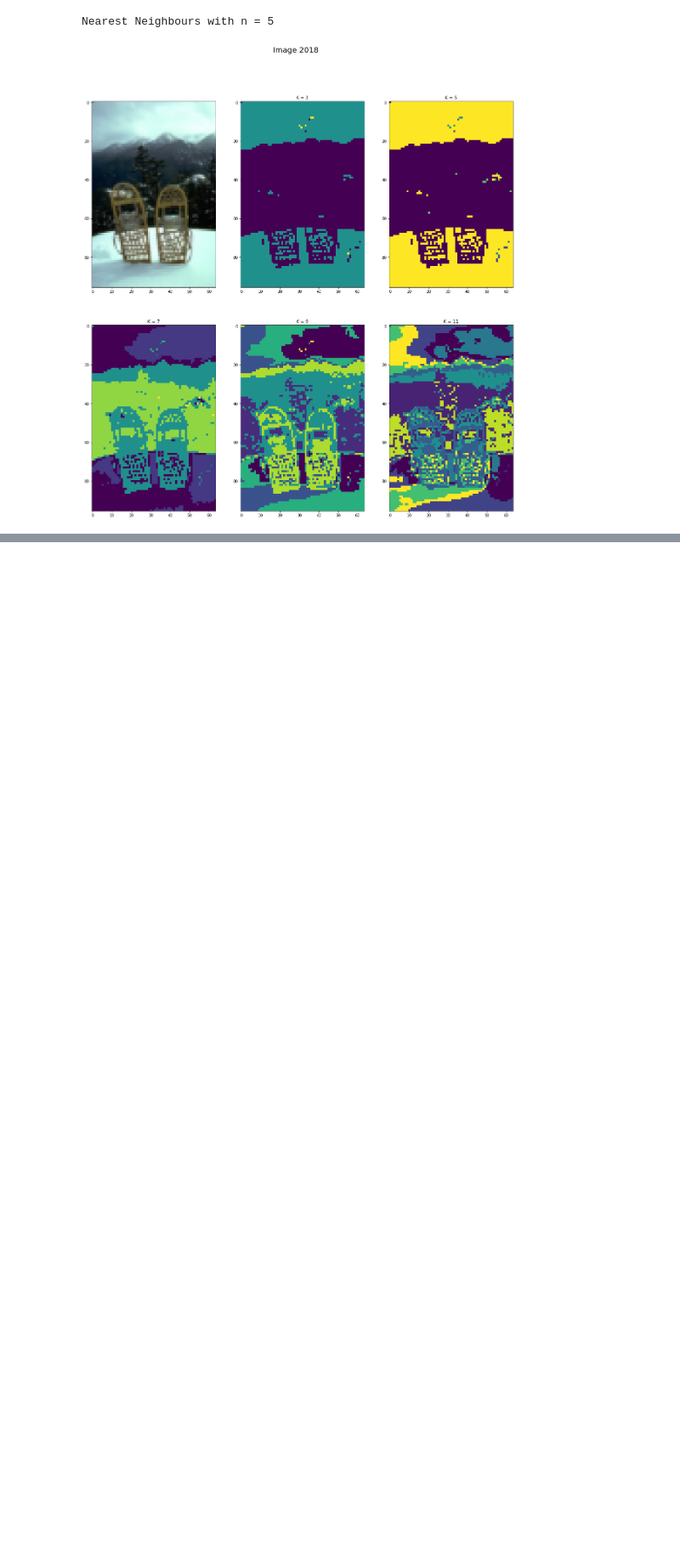
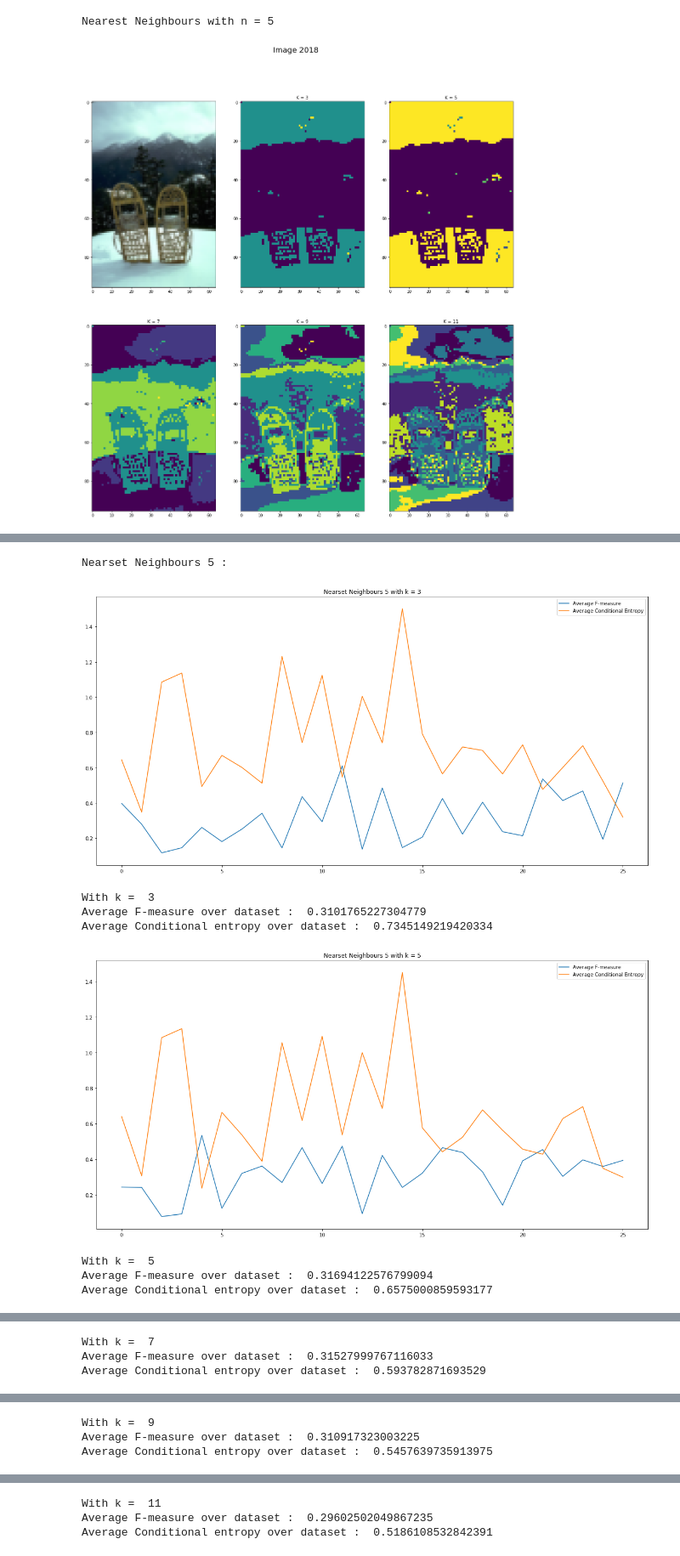
Before and after one commit to AmrMohamedNasr/Image-Segmentation, a Jupyter notebook: image_segmentation.ipynb, the cells around one changed output, grey strips where cells are left out. Shown at 85% size. Drawn from its saved outputs; the diff is of its cells as text; code cells hidden in the pictures; blank space fills up the shorter version.

```diff
--- a/image_segmentation.ipynb
+++ b/image_segmentation.ipynb
@@ -304,0 +423,12 @@ def calculate_measures_k(gt_data, k_results, names, index, k_param):
+# %%
+print_stats('Nearset Neighbours 5', nn5_af, nn5_ac, k_param);
+# %% [output]
+Nearset Neighbours 5 :
+[figure, added]
+With k =  3
+Average F-measure over dataset :  0.3101765227304779
+Average Conditional entropy over dataset :  0.7345149219420334
+[figure, added]
+With k =  5
+Average F-measure over dataset :  0.31694122576799094
+Average Conditional entropy over dataset :  0.6575000859593177
@@ -304,0 +436,3 @@ def calculate_measures_k(gt_data, k_results, names, index, k_param):
+With k =  7
+Average F-measure over dataset :  0.31527999767116033
+Average Conditional entropy over dataset :  0.593782871693529
@@ -304,0 +440,3 @@ def calculate_measures_k(gt_data, k_results, names, index, k_param):
+With k =  9
+Average F-measure over dataset :  0.310917323003225
+Average Conditional entropy over dataset :  0.5457639735913975
@@ -304,0 +444,3 @@ def calculate_measures_k(gt_data, k_results, names, index, k_param):
+With k =  11
+Average F-measure over dataset :  0.29602502049867235
+Average Conditional entropy over dataset :  0.5186108532842391
```
Also changed, not shown: parts of 13 cells of this notebook, 1 other file.
